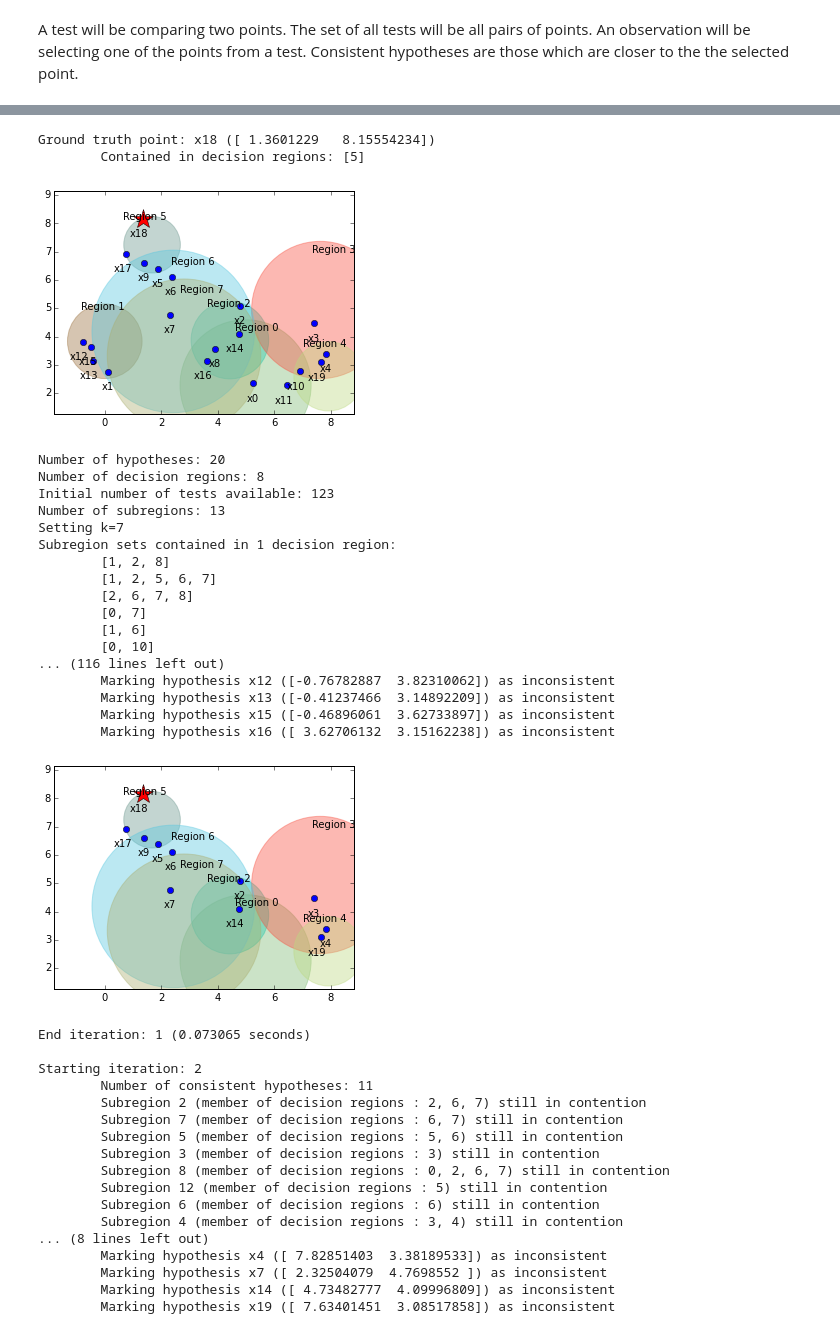
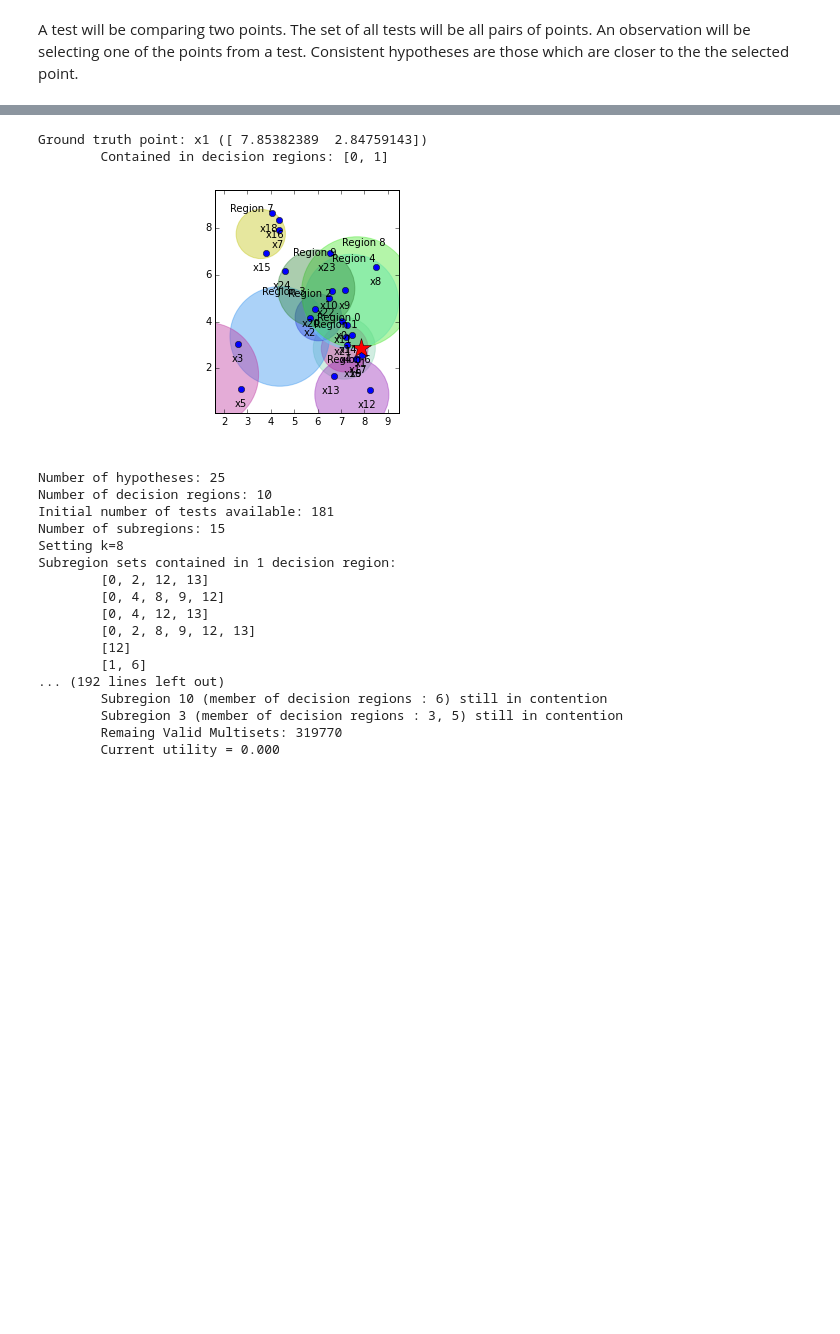
Before and after one commit to gvanhorn38/nobal, a Jupyter notebook: index.ipynb, the cells around one changed output, grey strips where cells are left out. Drawn from its saved outputs; the diff is of its cells as text; code cells hidden in the pictures; blank space fills up the shorter version.

```diff
--- a/index.ipynb
+++ b/index.ipynb
@@ -8,8 +46,8 @@ import time
 # %%
-# GVH: Consider renaming to Value
+# GVH: Consider renaming to Value so that we aren't doing point.point in the code.
 class Point():
   """
-  The real world representation of a hypothesis.
+  The value of a hypothesis.
 
   In this example, it will be a 2d point.
   """
@@ -1602,41 +1566,23 @@ Wall time: 23 ms
 # %%
-run_random_test(num_hypotheses=20, num_decision_regions=8, do_speed_test=False)
+run_random_test(num_hypotheses=25, num_decision_regions=10, do_speed_test=True)
 # %% [output]
-Ground truth point: x18 ([ 1.3601229   8.15554234])
-        Contained in decision regions: [5]
+Ground truth point: x1 ([ 7.85382389  2.84759143])
+        Contained in decision regions: [0, 1]
-[figure, old version]
+[figure, new version]
-Number of hypotheses: 20
-Number of decision regions: 8
-Initial number of tests available: 123
-Number of subregions: 13
-Setting k=7
+Number of hypotheses: 25
+Number of decision regions: 10
+Initial number of tests available: 181
+Number of subregions: 15
+Setting k=8
 Subregion sets contained in 1 decision region:
-        [1, 2, 8]
-        [1, 2, 5, 6, 7]
-        [2, 6, 7, 8]
-        [0, 7]
+        [0, 2, 12, 13]
+        [0, 4, 8, 9, 12]
+        [0, 4, 12, 13]
+        [0, 2, 8, 9, 12, 13]
+        [12]
         [1, 6]
-        [0, 10]
-... (116 lines left out)
-        Marking hypothesis x12 ([-0.76782887  3.82310062]) as inconsistent
-        Marking hypothesis x13 ([-0.41237466  3.14892209]) as inconsistent
-        Marking hypothesis x15 ([-0.46896061  3.62733897]) as inconsistent
-        Marking hypothesis x16 ([ 3.62706132  3.15162238]) as inconsistent
+... (192 lines left out)
+        Subregion 10 (member of decision regions : 6) still in contention
+        Subregion 3 (member of decision regions : 3, 5) still in contention
+        Remaing Valid Multisets: 319770
+        Current utility = 0.000
-[figure, removed]
-End iteration: 1 (0.073065 seconds)
-
-Starting iteration: 2
-        Number of consistent hypotheses: 11
-        Subregion 2 (member of decision regions : 2, 6, 7) still in contention
-        Subregion 7 (member of decision regions : 6, 7) still in contention
-        Subregion 5 (member of decision regions : 5, 6) still in contention
-        Subregion 3 (member of decision regions : 3) still in contention
-        Subregion 8 (member of decision regions : 0, 2, 6, 7) still in contention
-        Subregion 12 (member of decision regions : 5) still in contention
-        Subregion 6 (member of decision regions : 6) still in contention
-        Subregion 4 (member of decision regions : 3, 4) still in contention
-... (8 lines left out)
-        Marking hypothesis x4 ([ 7.82851403  3.38189533]) as inconsistent
-        Marking hypothesis x7 ([ 2.32504079  4.7698552 ]) as inconsistent
-        Marking hypothesis x14 ([ 4.73482777  4.09996809]) as inconsistent
-        Marking hypothesis x19 ([ 7.63401451  3.08517858]) as inconsistent
```
Also changed, not shown: parts of 18 cells of this notebook, 1 other file.
